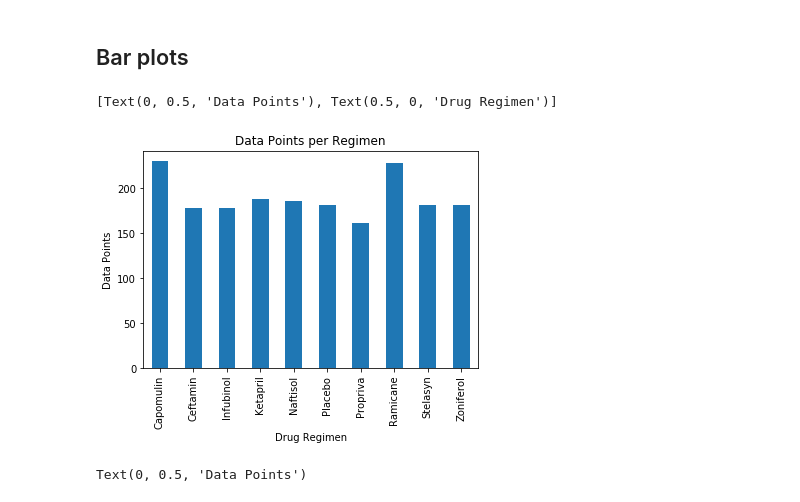
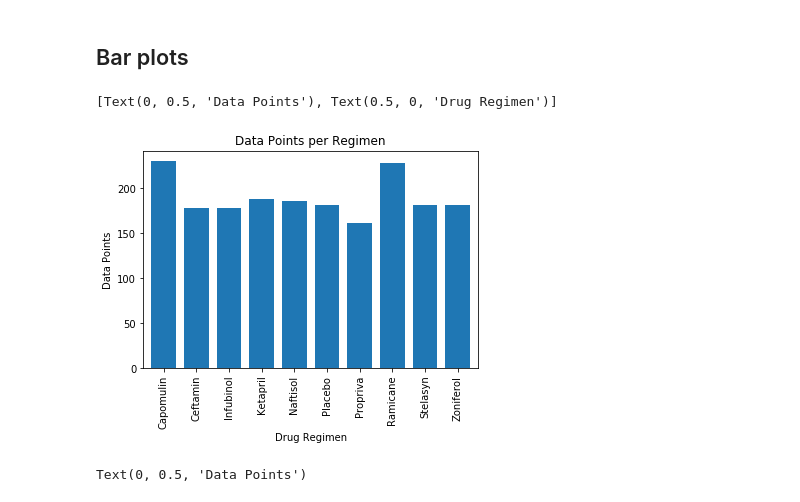
Before and after one commit to projekt888/Pymaceuticals, a Jupyter notebook: pymaceuticals_starter.ipynb, the cells around one changed output. Cells and saved outputs as stored; diff of their text form; code cells hidden in the pictures.

```diff
--- a/pymaceuticals_starter.ipynb
+++ b/pymaceuticals_starter.ipynb
@@ -73,17 +73,17 @@ y_label = "Data Points"
 # %%
 # Generate a bar plot showing number of data points for each treatment regimen using pandas
 mca_db = mc_db.copy()
 mca_db = mca_db.groupby(['Drug Regimen'])
 datas = mca_db.count()
 
 #let's just pick the first column, rename that and plot.
 column_name = datas.columns[0]
 datas = datas.rename(columns={column_name: 'Number of Data Points'})
-ax = datas.plot.bar(y='Number of Data Points',title=bar_title,legend=False)
+ax = datas.plot.bar(y='Number of Data Points',title=bar_title,legend=False, width = 0.75)
 ax.set(xlabel=x_label, ylabel=y_label)
 # %% [output]
 [Text(0, 0.5, 'Data Points'), Text(0.5, 0, 'Drug Regimen')]
-[figure, old version]
+[figure, new version]
 # %%
 # Generate a bar plot showing number of data points for each treatment regimen using pyplot
 # https://pythonspot.com/matplotlib-bar-chart/
```
Also changed, not shown: parts of 5 cells of this notebook.
